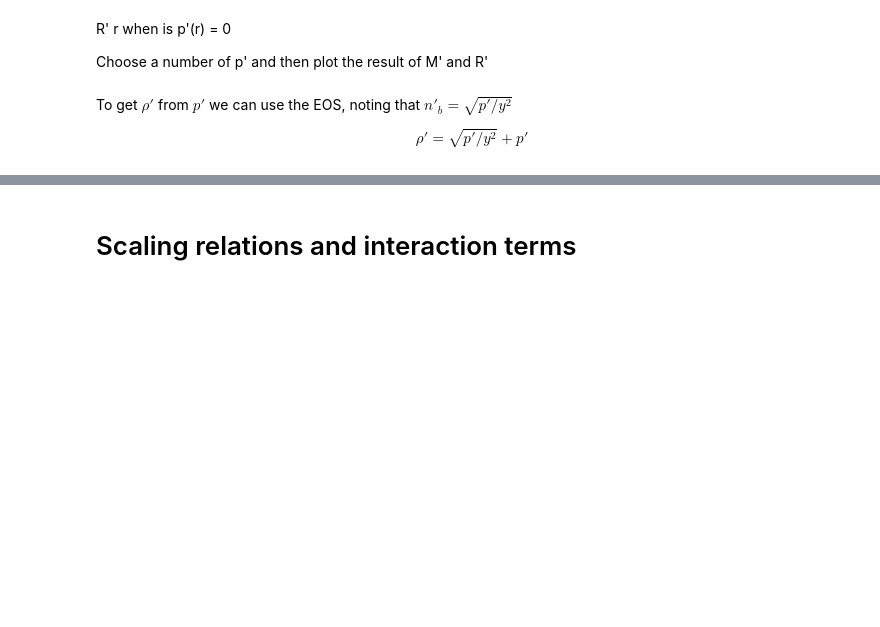
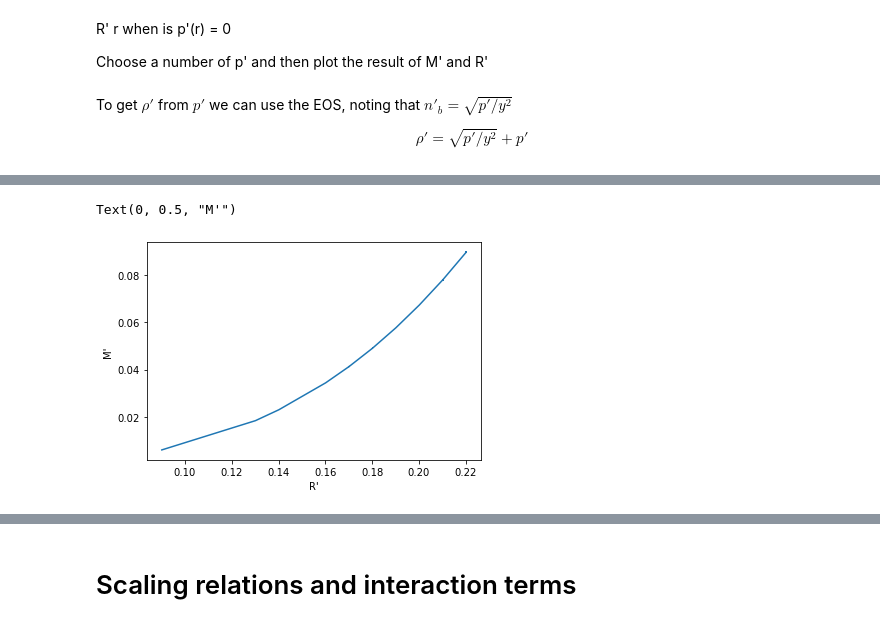
Before and after one commit to AdamSmithOrlik/dark-matter-compact-stars, a Jupyter notebook: research/dark_stars_dev.ipynb, the cells around one changed output, grey strips where cells are left out. Drawn from its saved outputs; the diff is of its cells as text; code cells hidden in the pictures; blank space fills up the shorter version.

```diff
--- a/research/dark_stars_dev.ipynb
+++ b/research/dark_stars_dev.ipynb
@@ -217,0 +272,12 @@ Text(0, 0.5, "rho'")
+# %%
+# plot M, R
+M = star[:,0]
+P = star[:,1]
+R = star[:,2]
+
+plt.plot(R, M)
+plt.xlabel("R'")
+plt.ylabel("M'")
+# %% [output]
+Text(0, 0.5, "M'")
+[figure, added]
```
Also changed, not shown: parts of 13 cells of this notebook, 1 other file.
